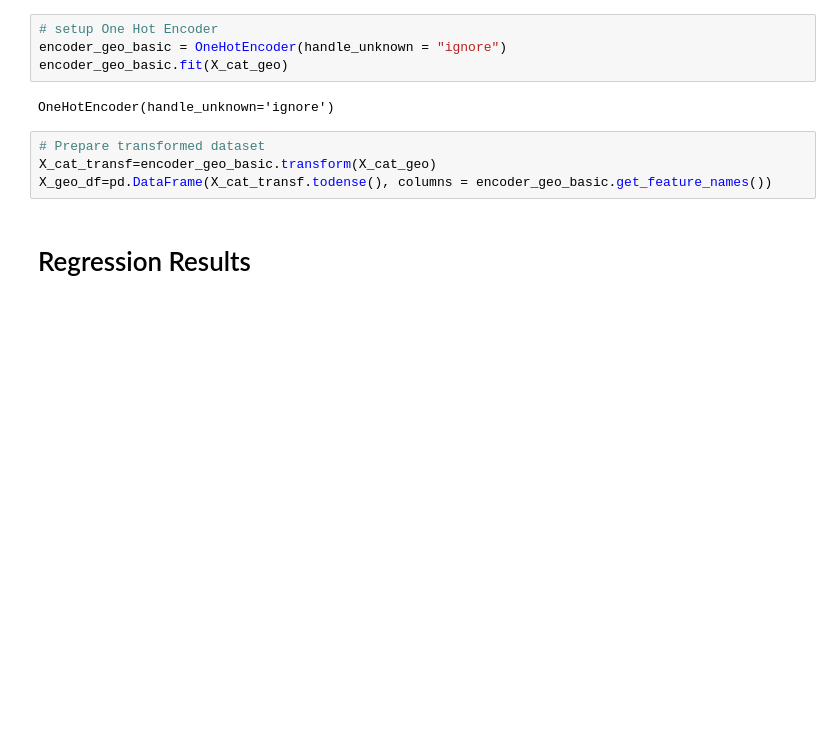
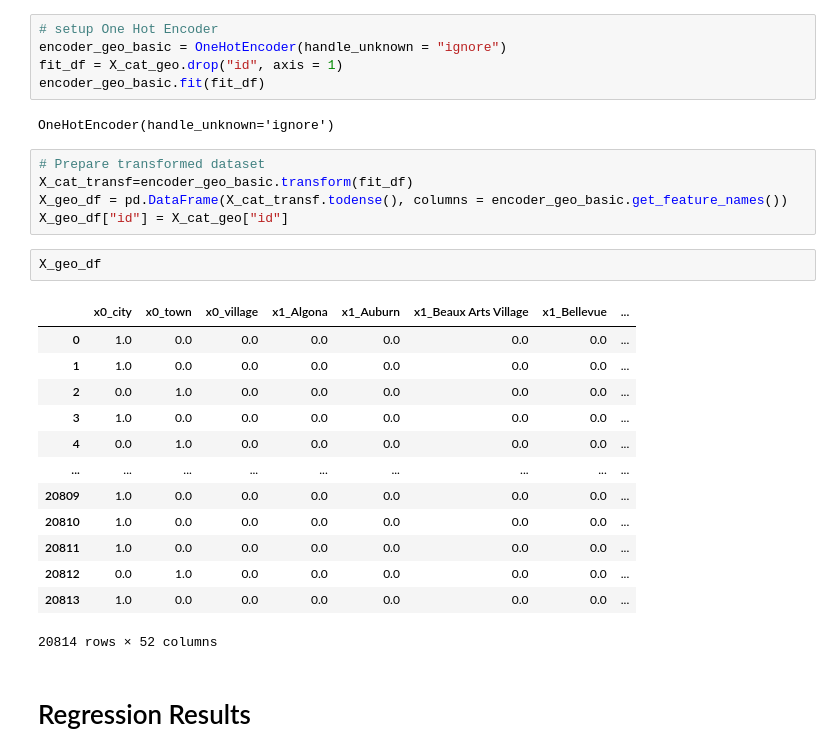
Before and after one commit to hannah-schurman/dsc-phase2-project, a Jupyter notebook: housing_sales_modeling.ipynb, the cells around one changed output. Saved outputs shown, nothing was run; the diff lists cells and outputs as text; blank space fills up the shorter version.

```diff
--- a/housing_sales_modeling.ipynb
+++ b/housing_sales_modeling.ipynb
@@ -121,13 +137,31 @@ X_cat_geo = df_geo.drop(Geo_columns_drop, axis = 1)
 # %%
 # setup One Hot Encoder
 encoder_geo_basic = OneHotEncoder(handle_unknown = "ignore")
-encoder_geo_basic.fit(X_cat_geo)
+fit_df = X_cat_geo.drop("id", axis = 1)
+encoder_geo_basic.fit(fit_df)
 # %% [output]
 OneHotEncoder(handle_unknown='ignore')
 # %%
 # Prepare transformed dataset
-X_cat_transf=encoder_geo_basic.transform(X_cat_geo)
-X_geo_df=pd.DataFrame(X_cat_transf.todense(), columns = encoder_geo_basic.get_feature_names())
+X_cat_transf=encoder_geo_basic.transform(fit_df)
+X_geo_df = pd.DataFrame(X_cat_transf.todense(), columns = encoder_geo_basic.get_feature_names())
+X_geo_df["id"] = X_cat_geo["id"]
+# %%
+X_geo_df
+# %% [output]
+|  | x0_city | x0_town | x0_village | x1_Algona | x1_Auburn | x1_Beaux Arts Village | x1_Bellevue | ... |
+| 0 | 1.0 | 0.0 | 0.0 | 0.0 | 0.0 | 0.0 | 0.0 | ... |
+| 1 | 1.0 | 0.0 | 0.0 | 0.0 | 0.0 | 0.0 | 0.0 | ... |
+| 2 | 0.0 | 1.0 | 0.0 | 0.0 | 0.0 | 0.0 | 0.0 | ... |
+| 3 | 1.0 | 0.0 | 0.0 | 0.0 | 0.0 | 0.0 | 0.0 | ... |
+| 4 | 0.0 | 1.0 | 0.0 | 0.0 | 0.0 | 0.0 | 0.0 | ... |
+| ... | ... | ... | ... | ... | ... | ... | ... | ... |
+| 20809 | 1.0 | 0.0 | 0.0 | 0.0 | 0.0 | 0.0 | 0.0 | ... |
+| 20810 | 1.0 | 0.0 | 0.0 | 0.0 | 0.0 | 0.0 | 0.0 | ... |
+| 20811 | 1.0 | 0.0 | 0.0 | 0.0 | 0.0 | 0.0 | 0.0 | ... |
+| 20812 | 0.0 | 1.0 | 0.0 | 0.0 | 0.0 | 0.0 | 0.0 | ... |
+| 20813 | 1.0 | 0.0 | 0.0 | 0.0 | 0.0 | 0.0 | 0.0 | ... |
+20814 rows × 52 columns
 # %% [markdown]
 # Regression Results
 # %% [markdown]
```
Also changed, not shown: parts of 1 cell of this notebook, 1 other file.
